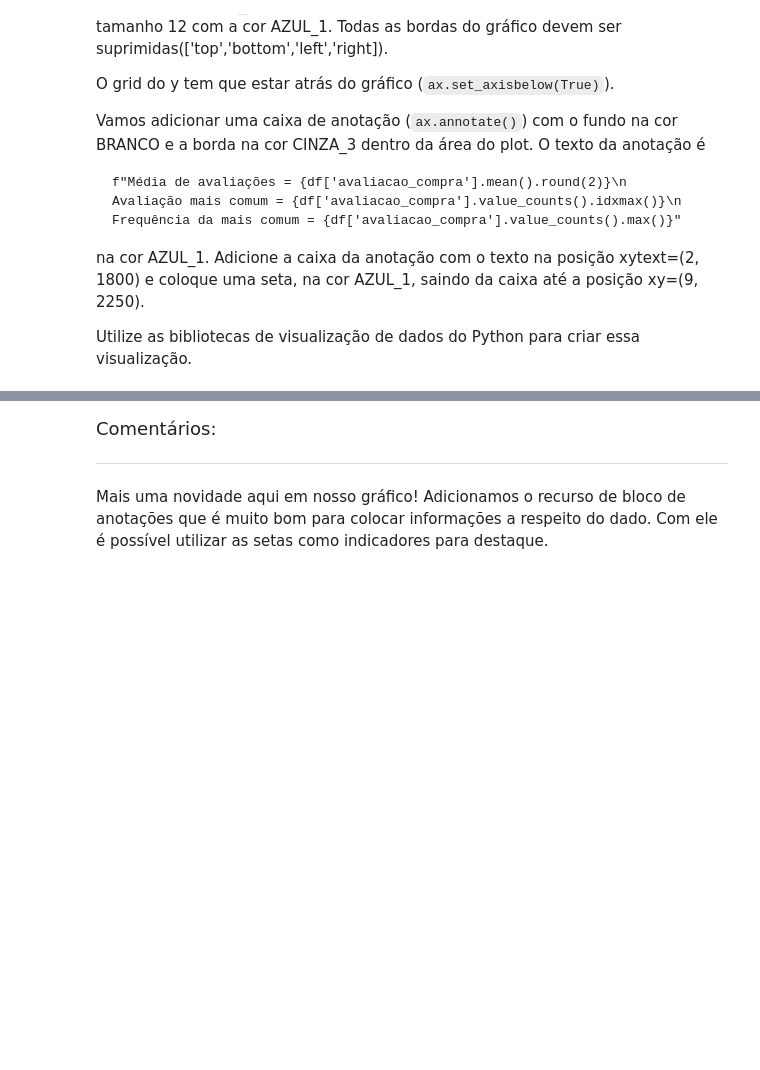
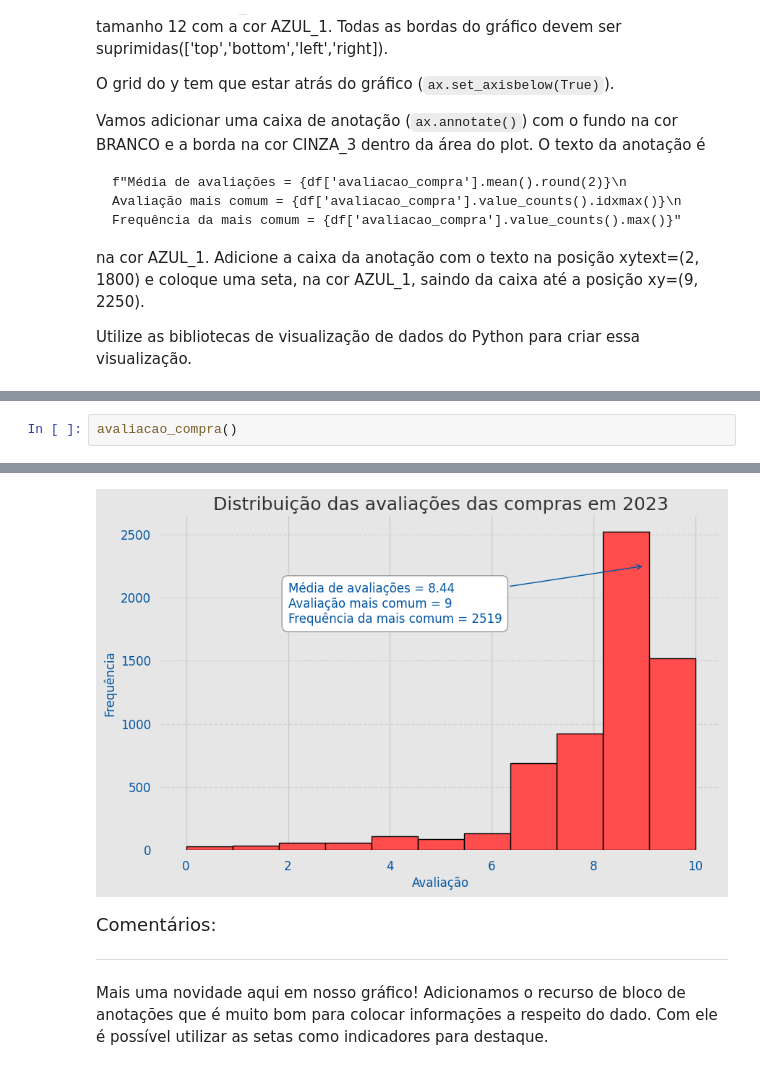
Before and after one commit to SergioCarmo-ro/Desafio_IA, a Jupyter notebook: Projeto_Inicial_IA_aplicada_a_Data_Science.ipynb, the cells around one changed output, grey strips where cells are left out. Drawn from its saved outputs; the diff is of its cells as text; blank space fills up the shorter version.

```diff
--- a/Projeto_Inicial_IA_aplicada_a_Data_Science.ipynb
+++ b/Projeto_Inicial_IA_aplicada_a_Data_Science.ipynb
@@ -1919,0 +1964,3 @@ Utilize as bibliotecas de visualização de dados do Python para criar essa visu
+# %%
+avaliacao_compra()
+# %% [output]
@@ -1920,3 +1968,4 @@ Utilize as bibliotecas de visualização de dados do Python para criar essa visu
+[figure, added]
 # %% [markdown]
 <font color="7b71ff" size=4> Comentários: </font>
 
```
Also changed, not shown: parts of 11 cells of this notebook.
